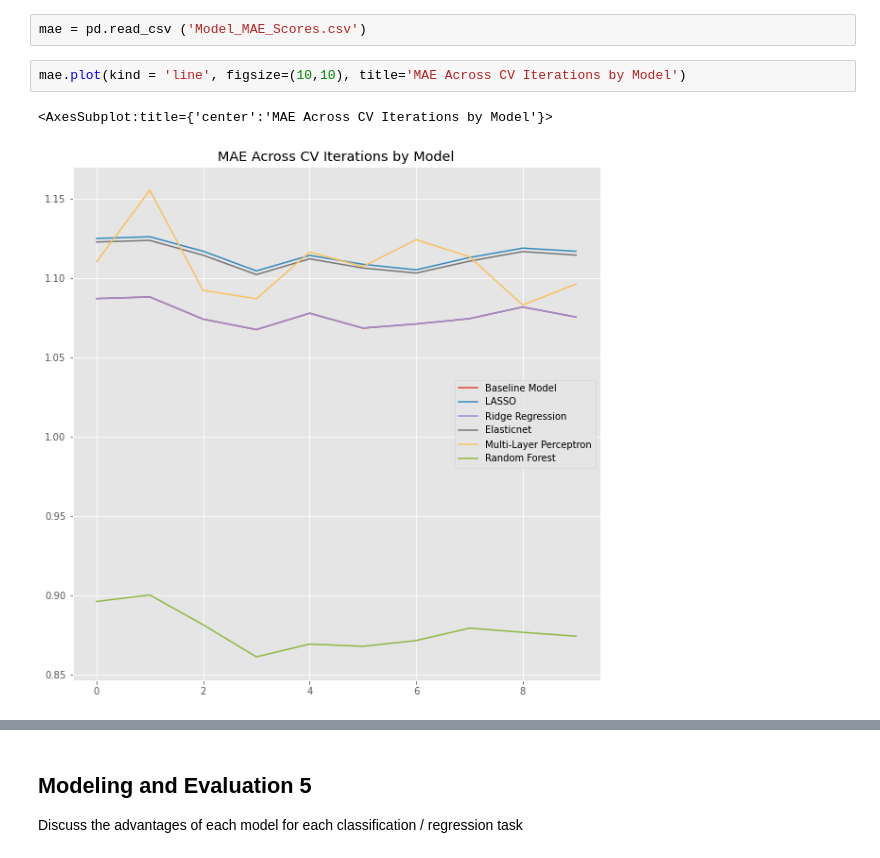
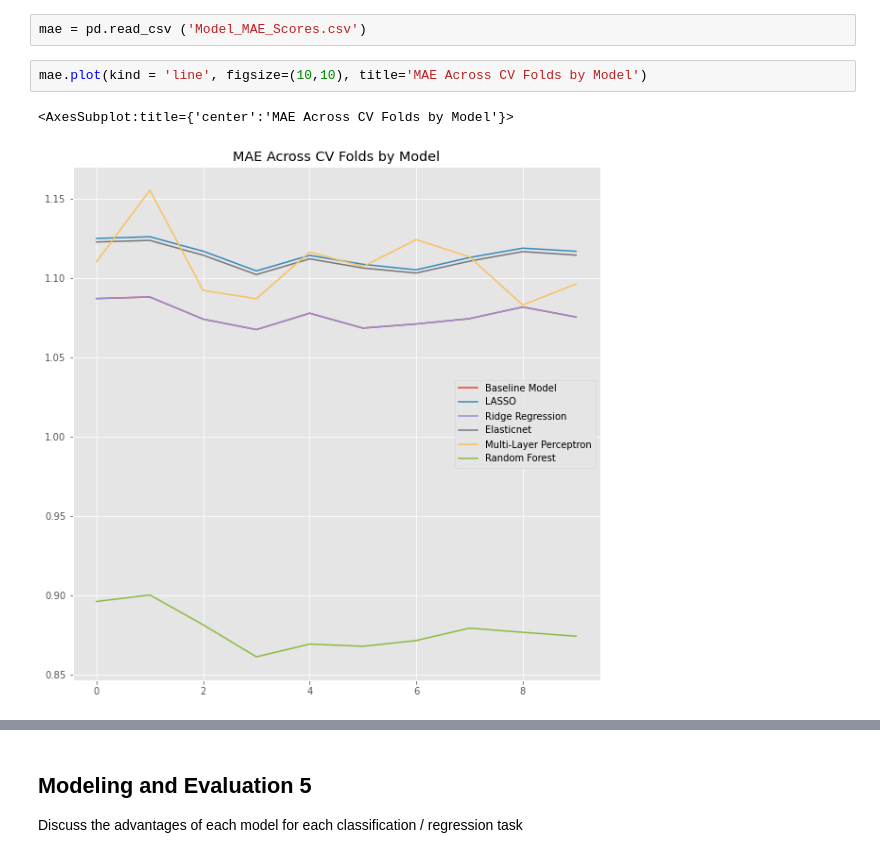
Before and after one commit to trishattah/DS_7331_Projects, a Jupyter notebook: Major_Lab_2/Lab2_Group4_LE.ipynb, the cells around one changed output, grey strips where cells are left out. Drawn from its saved outputs; the diff is of its cells as text.

```diff
--- a/Major_Lab_2/Lab2_Group4_LE.ipynb
+++ b/Major_Lab_2/Lab2_Group4_LE.ipynb
@@ -639,7 +687,7 @@ Analyze the results using your chosen method of evaluation
 # %%
 mae = pd.read_csv ('Model_MAE_Scores.csv')
 # %%
-mae.plot(kind = 'line', figsize=(10,10), title='MAE Across CV Iterations by Model')
+mae.plot(kind = 'line', figsize=(10,10), title='MAE Across CV Folds by Model')
 # %% [output]
-<AxesSubplot:title={'center':'MAE Across CV Iterations by Model'}>
+<AxesSubplot:title={'center':'MAE Across CV Folds by Model'}>
-[figure, old version]
+[figure, new version]
```
Also changed, not shown: parts of 21 cells of this notebook.
